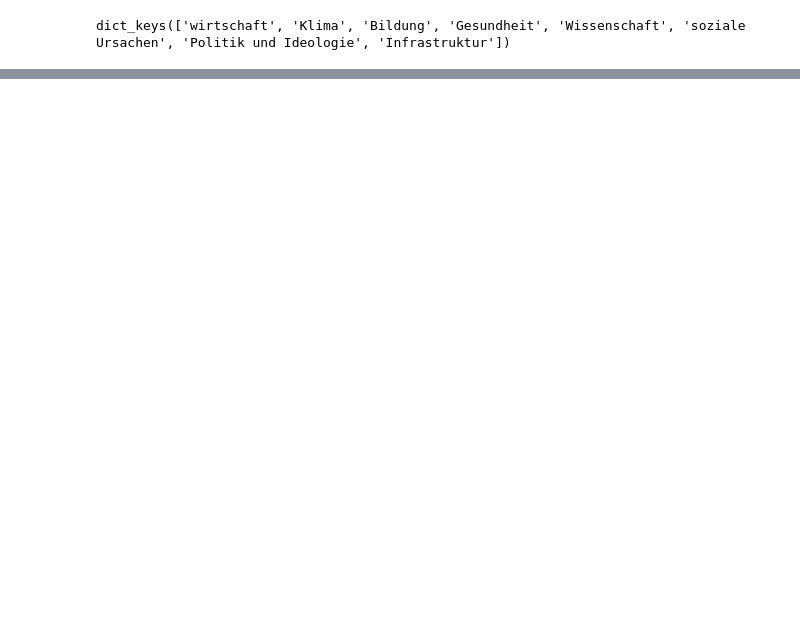
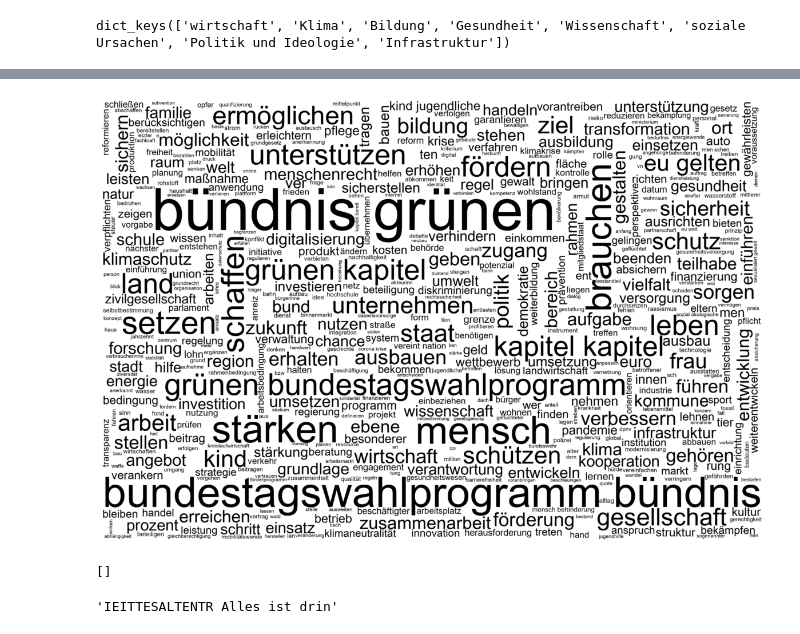
Before and after one commit to NICFRU/NLP, a Jupyter notebook: test.ipynb, the cells around one changed output, grey strips where cells are left out. Saved outputs shown, nothing was run; the diff lists cells and outputs as text; code cells hidden in the pictures; blank space fills up the shorter version.

```diff
--- a/test.ipynb
+++ b/test.ipynb
@@ -544,0 +645,2 @@ approaches.keys()
+# %%
+sentences = get_sentences(program_txt)
@@ -544,0 +651,14 @@ approaches.keys()
+# %%
+def text_lemma(lsit):
+    liste=[]
+    nlp = spacy.load("de_core_news_lg",disable=['parser', 'ner','tagger'])
+    doc = nlp(lsit)
+    for token in doc:
+        if not token.is_stop and not token.is_punct:
+            liste.append(token.lemma_.lower())
+
+    return ' '.join(liste)
+# %%
+sent=[]
+for text in tqdm(sentences):
+    sent.append(text_lemma(text))
@@ -544,0 +688,2 @@ approaches.keys()
+# %%
+words = get_words(' '.join(sent))
@@ -544,0 +725,12 @@ approaches.keys()
+# %%
+get_word_cloud(words)
+# %% [output]
+[figure, added]
+# %%
+[s.replace("#", "   ") for s in sentences if s.startswith("#")]
+# %% [output]
+[]
+# %%
+sentences[0]
+# %% [output]
+'IEITTESALTENTR Alles ist drin'
```
Also changed, not shown: parts of 30 cells of this notebook, 3 other files.
